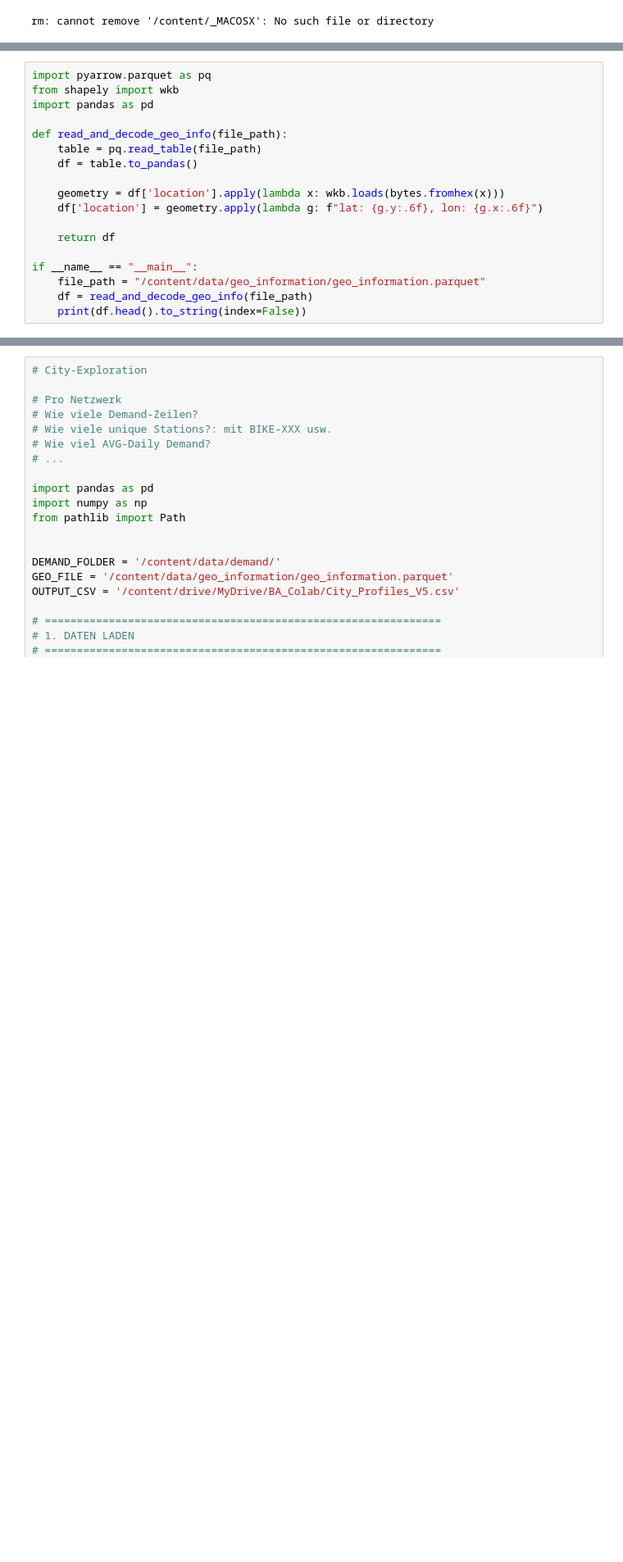
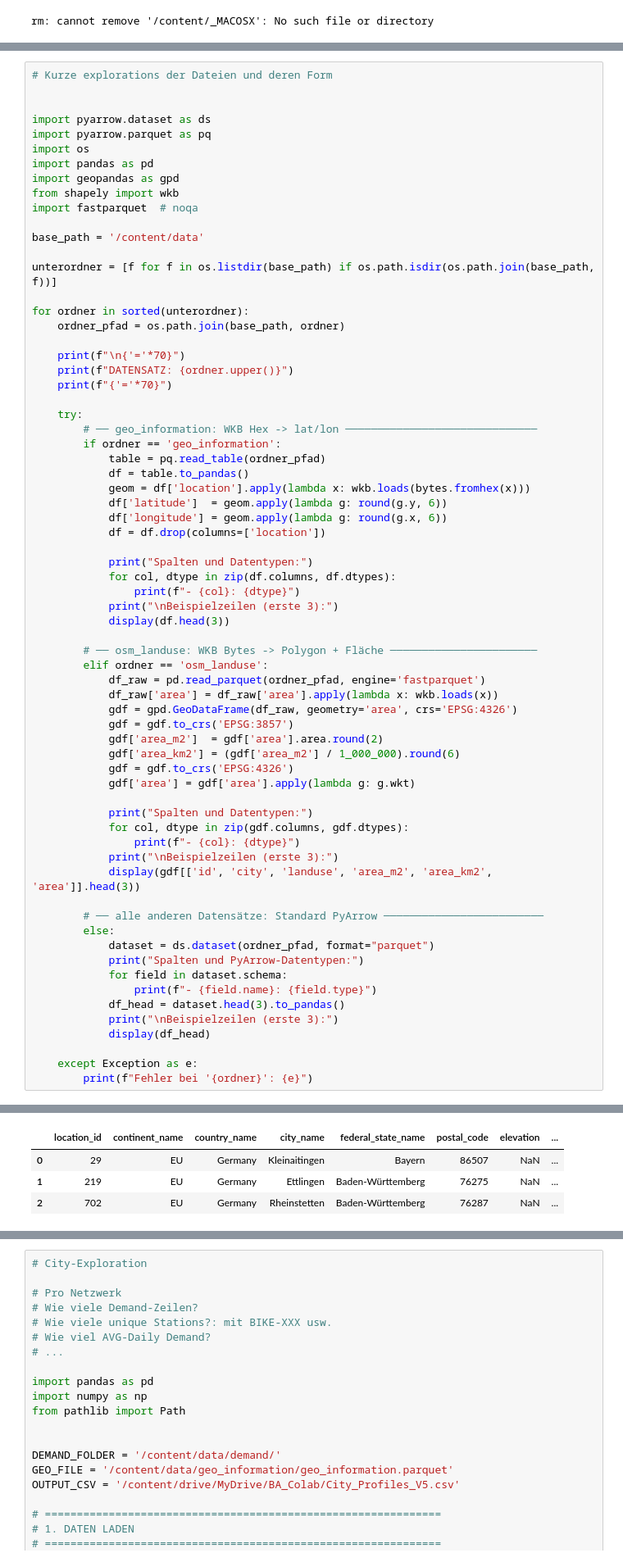
Before and after one commit to jonasknoll57/Bachelorarbeit_Demand-AD, a Jupyter notebook: V1_BA.ipynb, the cells around one changed output, grey strips where cells are left out. Shown at 82% size. Drawn from its saved outputs; the diff is of its cells as text; blank space fills up the shorter version.

Commit message:
Mit Colab erstellt

```diff
--- a/V1_BA.ipynb
+++ b/V1_BA.ipynb
@@ -244,18 +20,0 @@ print("done..")
-# %%
-import pyarrow.parquet as pq
-from shapely import wkb
-import pandas as pd
-
-def read_and_decode_geo_info(file_path):
-    table = pq.read_table(file_path)
-    df = table.to_pandas()
-
-    geometry = df['location'].apply(lambda x: wkb.loads(bytes.fromhex(x)))
-    df['location'] = geometry.apply(lambda g: f"lat: {g.y:.6f}, lon: {g.x:.6f}")
-
-    return df
-
-if __name__ == "__main__":
-    file_path = "/content/data/geo_information/geo_information.parquet"
-    df = read_and_decode_geo_info(file_path)
-    print(df.head().to_string(index=False))
@@ -268,0 +21,69 @@ if __name__ == "__main__":
+# %%
+# Kurze explorations der Dateien und deren Form
+
+
+import pyarrow.dataset as ds
+import pyarrow.parquet as pq
+import os
+import pandas as pd
+import geopandas as gpd
+from shapely import wkb
+import fastparquet  # noqa
+
+base_path = '/content/data'
+
+unterordner = [f for f in os.listdir(base_path) if os.path.isdir(os.path.join(base_path, f))]
+
+for ordner in sorted(unterordner):
+    ordner_pfad = os.path.join(base_path, ordner)
+
+    print(f"\n{'='*70}")
+    print(f"DATENSATZ: {ordner.upper()}")
+    print(f"{'='*70}")
+
+    try:
+        # ── geo_information: WKB Hex -> lat/lon ──────────────────────────────
+        if ordner == 'geo_information':
+            table = pq.read_table(ordner_pfad)
+            df = table.to_pandas()
+            geom = df['location'].apply(lambda x: wkb.loads(bytes.fromhex(x)))
+            df['latitude']  = geom.apply(lambda g: round(g.y, 6))
+            df['longitude'] = geom.apply(lambda g: round(g.x, 6))
+            df = df.drop(columns=['location'])
+
+            print("Spalten und Datentypen:")
+            for col, dtype in zip(df.columns, df.dtypes):
+                print(f"- {col}: {dtype}")
+            print("\nBeispielzeilen (erste 3):")
+            display(df.head(3))
+
+        # ── osm_landuse: WKB Bytes -> Polygon + Fläche ───────────────────────
+        elif ordner == 'osm_landuse':
+            df_raw = pd.read_parquet(ordner_pfad, engine='fastparquet')
+            df_raw['area'] = df_raw['area'].apply(lambda x: wkb.loads(x))
+            gdf = gpd.GeoDataFrame(df_raw, geometry='area', crs='EPSG:4326')
+            gdf = gdf.to_crs('EPSG:3857')
+            gdf['area_m2']  = gdf['area'].area.round(2)
+            gdf['area_km2'] = (gdf['area_m2'] / 1_000_000).round(6)
+            gdf = gdf.to_crs('EPSG:4326')
+            gdf['area'] = gdf['area'].apply(lambda g: g.wkt)
+
+            print("Spalten und Datentypen:")
+            for col, dtype in zip(gdf.columns, gdf.dtypes):
+                print(f"- {col}: {dtype}")
+            print("\nBeispielzeilen (erste 3):")
+            display(gdf[['id', 'city', 'landuse', 'area_m2', 'area_km2', 'area']].head(3))
+
+        # ── alle anderen Datensätze: Standard PyArrow ─────────────────────────
+        else:
+            dataset = ds.dataset(ordner_pfad, format="parquet")
+            print("Spalten und PyArrow-Datentypen:")
+            for field in dataset.schema:
+                print(f"- {field.name}: {field.type}")
+            df_head = dataset.head(3).to_pandas()
+            print("\nBeispielzeilen (erste 3):")
+            display(df_head)
+
+    except Exception as e:
+        print(f"Fehler bei '{ordner}': {e}")
+# %% [output]
@@ -268,0 +122,4 @@ if __name__ == "__main__":
+|  | location_id | continent_name | country_name | city_name | federal_state_name | postal_code | elevation | ... |
+| 0 | 29 | EU | Germany | Kleinaitingen | Bayern | 86507 | NaN | ... |
+| 1 | 219 | EU | Germany | Ettlingen | Baden-Württemberg | 76275 | NaN | ... |
+| 2 | 702 | EU | Germany | Rheinstetten | Baden-Württemberg | 76287 | NaN | ... |
```
Also changed, not shown: parts of 7 cells of this notebook.
